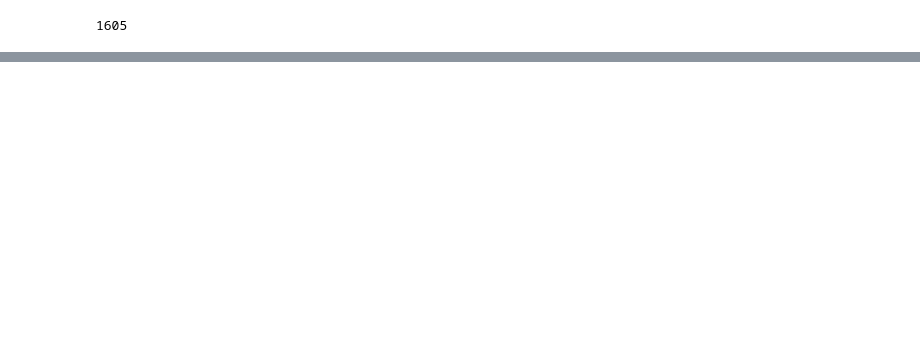
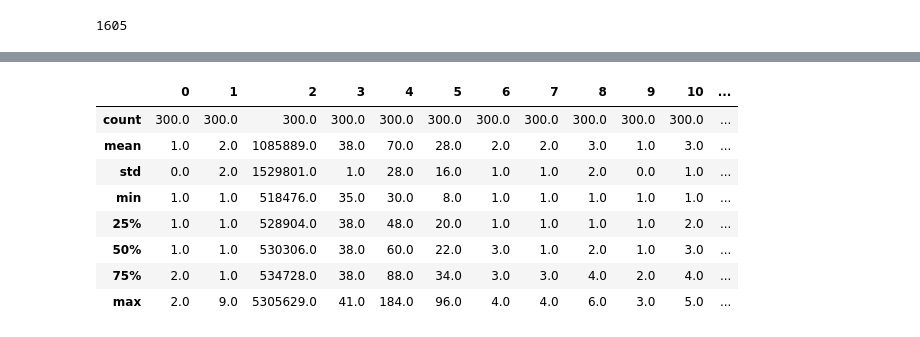
Before and after one commit to JSJeong-me/JBNU-2021, a Jupyter notebook: Preprocessing/SimpleImputer.ipynb, the cells around one changed output, grey strips where cells are left out. Drawn from its saved outputs; the diff is of its cells as text; code cells hidden in the pictures; blank space fills up the shorter version.

```diff
--- a/Preprocessing/SimpleImputer.ipynb
+++ b/Preprocessing/SimpleImputer.ipynb
@@ -38,0 +73,3 @@ print('Missing: %d' % sum(isnan(X).flatten()))
+# %%
+# define imputer
+imputer = SimpleImputer(strategy='most_frequent')
@@ -50,0 +102,12 @@ print('Missing: %d' % sum(isnan(Xtrans).flatten()))
+# %%
+DataFrame(Xtrans_mf).describe().round()
+# %% [output]
+|  | 0 | 1 | 2 | 3 | 4 | 5 | 6 | 7 | 8 | 9 | 10 | ... |
+| count | 300.0 | 300.0 | 300.0 | 300.0 | 300.0 | 300.0 | 300.0 | 300.0 | 300.0 | 300.0 | 300.0 | ... |
+| mean | 1.0 | 2.0 | 1085889.0 | 38.0 | 70.0 | 28.0 | 2.0 | 2.0 | 3.0 | 1.0 | 3.0 | ... |
+| std | 0.0 | 2.0 | 1529801.0 | 1.0 | 28.0 | 16.0 | 1.0 | 1.0 | 2.0 | 0.0 | 1.0 | ... |
+| min | 1.0 | 1.0 | 518476.0 | 35.0 | 30.0 | 8.0 | 1.0 | 1.0 | 1.0 | 1.0 | 1.0 | ... |
+| 25% | 1.0 | 1.0 | 528904.0 | 38.0 | 48.0 | 20.0 | 1.0 | 1.0 | 1.0 | 1.0 | 2.0 | ... |
+| 50% | 1.0 | 1.0 | 530306.0 | 38.0 | 60.0 | 22.0 | 3.0 | 1.0 | 2.0 | 1.0 | 3.0 | ... |
+| 75% | 2.0 | 1.0 | 534728.0 | 38.0 | 88.0 | 34.0 | 3.0 | 3.0 | 4.0 | 2.0 | 4.0 | ... |
+| max | 2.0 | 9.0 | 5305629.0 | 41.0 | 184.0 | 96.0 | 4.0 | 4.0 | 6.0 | 3.0 | 5.0 | ... |
```
Also changed, not shown: parts of 13 cells of this notebook.
